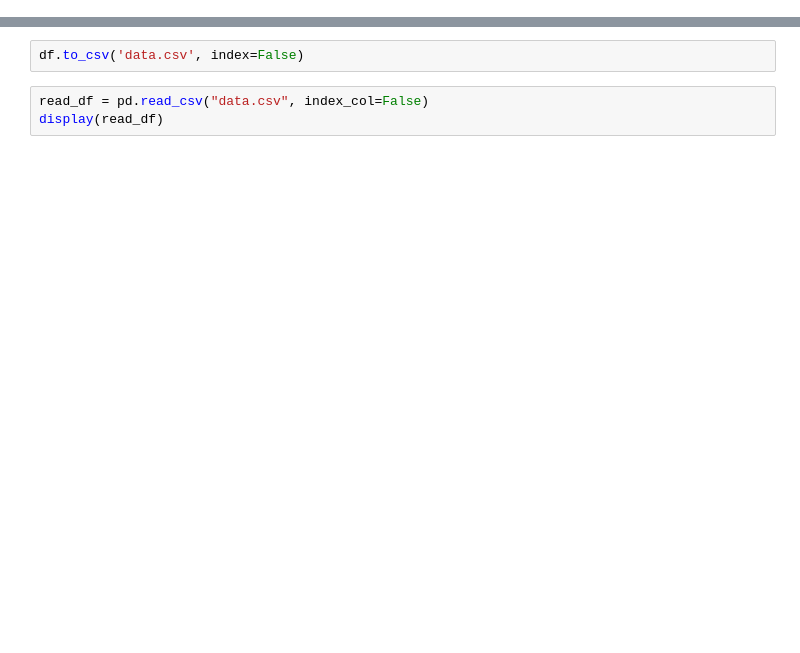
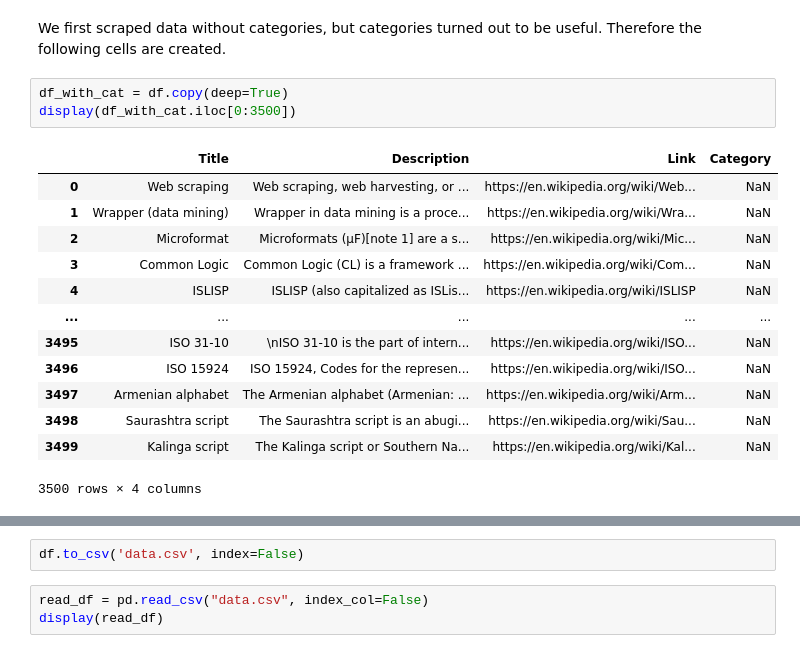
Before and after one commit to kawsaribrahim/personalized-search, a Jupyter notebook: Scraper.ipynb, the cells around one changed output, grey strips where cells are left out. Drawn from its saved outputs; the diff is of its cells as text; blank space fills up the shorter version.

```diff
--- a/Scraper.ipynb
+++ b/Scraper.ipynb
@@ -120,0 +138,19 @@ display(df)
+# %% [markdown]
+We first scraped data without categories, but categories turned out to be useful. Therefore the following cells are created.
+# %%
+df_with_cat = df.copy(deep=True)
+display(df_with_cat.iloc[0:3500])
+# %% [output]
+|  | Title | Description | Link | Category |
+| 0 | Web scraping | Web scraping, web harvesting, or ... | https://en.wikipedia.org/wiki/Web... | NaN |
+| 1 | Wrapper (data mining) | Wrapper in data mining is a proce... | https://en.wikipedia.org/wiki/Wra... | NaN |
+| 2 | Microformat | Microformats (μF)[note 1] are a s... | https://en.wikipedia.org/wiki/Mic... | NaN |
+| 3 | Common Logic | Common Logic (CL) is a framework ... | https://en.wikipedia.org/wiki/Com... | NaN |
+| 4 | ISLISP | ISLISP (also capitalized as ISLis... | https://en.wikipedia.org/wiki/ISLISP | NaN |
+| ... | ... | ... | ... | ... |
+| 3495 | ISO 31-10 | \nISO 31-10 is the part of intern... | https://en.wikipedia.org/wiki/ISO... | NaN |
+| 3496 | ISO 15924 | ISO 15924, Codes for the represen... | https://en.wikipedia.org/wiki/ISO... | NaN |
+| 3497 | Armenian alphabet | The Armenian alphabet (Armenian: ... | https://en.wikipedia.org/wiki/Arm... | NaN |
+| 3498 | Saurashtra script | The Saurashtra script is an abugi... | https://en.wikipedia.org/wiki/Sau... | NaN |
+| 3499 | Kalinga script | The Kalinga script or Southern Na... | https://en.wikipedia.org/wiki/Kal... | NaN |
+3500 rows × 4 columns
```
Also changed, not shown: parts of 17 cells of this notebook.
